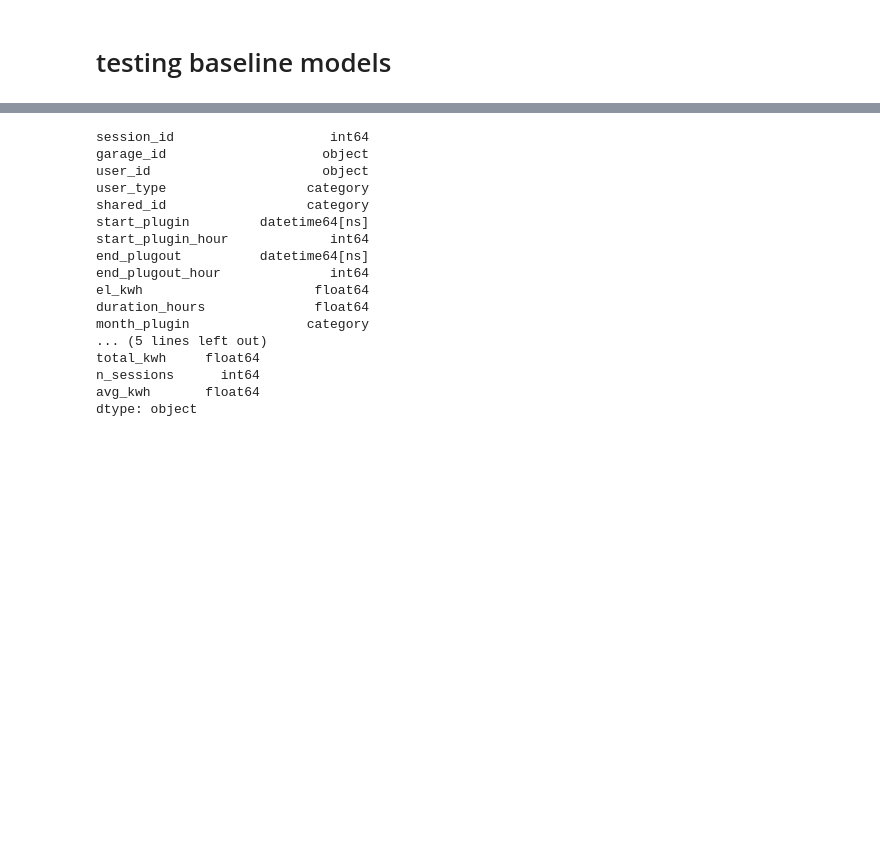
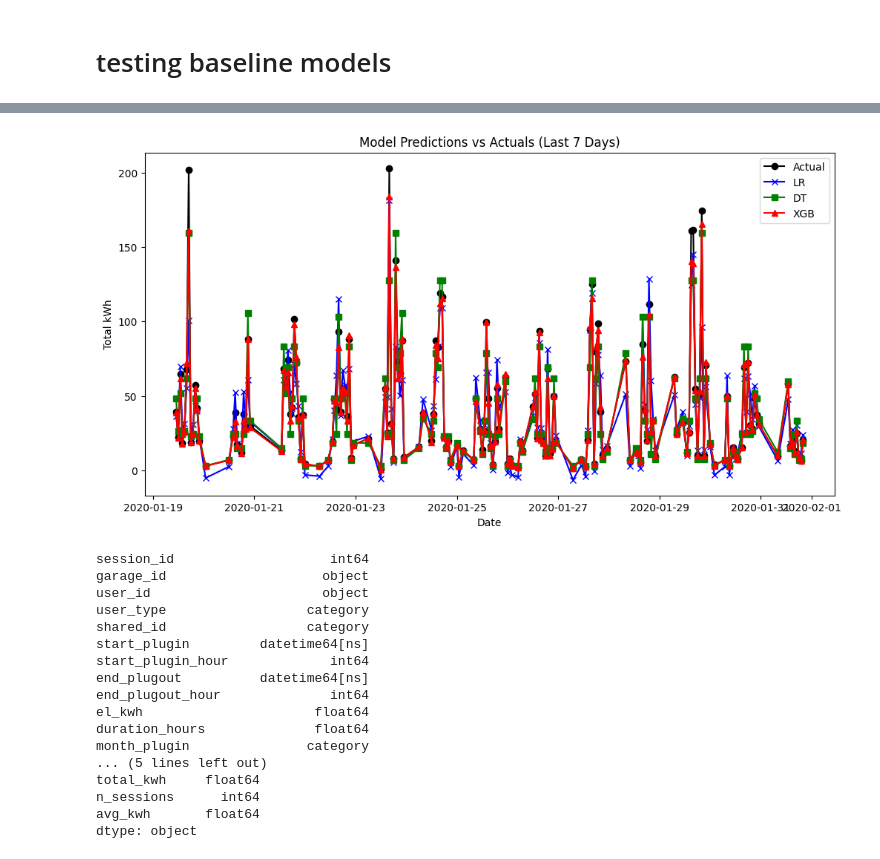
Before and after one commit to zahr888/mlops-ev-charging-predictor, a Jupyter notebook: notebooks/01_eda.ipynb, the cells around one changed output, grey strips where cells are left out. Saved outputs shown, nothing was run; the diff lists cells and outputs as text; code cells hidden in the pictures; blank space fills up the shorter version.

```diff
--- a/notebooks/01_eda.ipynb
+++ b/notebooks/01_eda.ipynb
@@ -87,3 +138,16 @@ plt.show()
+# %%
+plt.figure(figsize=(12,6))
+plt.plot(y_test[-24*7:], label='Actual', marker='o', color='black')
+plt.plot(pd.Series(preds_lr, index=y_test.index)[-24*7:], label='LR', marker='x', color='blue')
+plt.plot(pd.Series(preds_dt, index=y_test.index)[-24*7:], label='DT', marker='s', color='green')
+plt.plot(pd.Series(preds_xgb, index=y_test.index)[-24*7:], label='XGB', marker='^', color='red')
+plt.xlabel('Date')
+plt.ylabel('Total kWh')
+plt.title('Model Predictions vs Actuals (Last 7 Days)')
+plt.legend()
+plt.show()
+# %% [output]
+[figure, added]
 # %%
 print(df.dtypes)
 print(hourly_total.dtypes)
```
Also changed, not shown: parts of 11 cells of this notebook, 2 other files.
